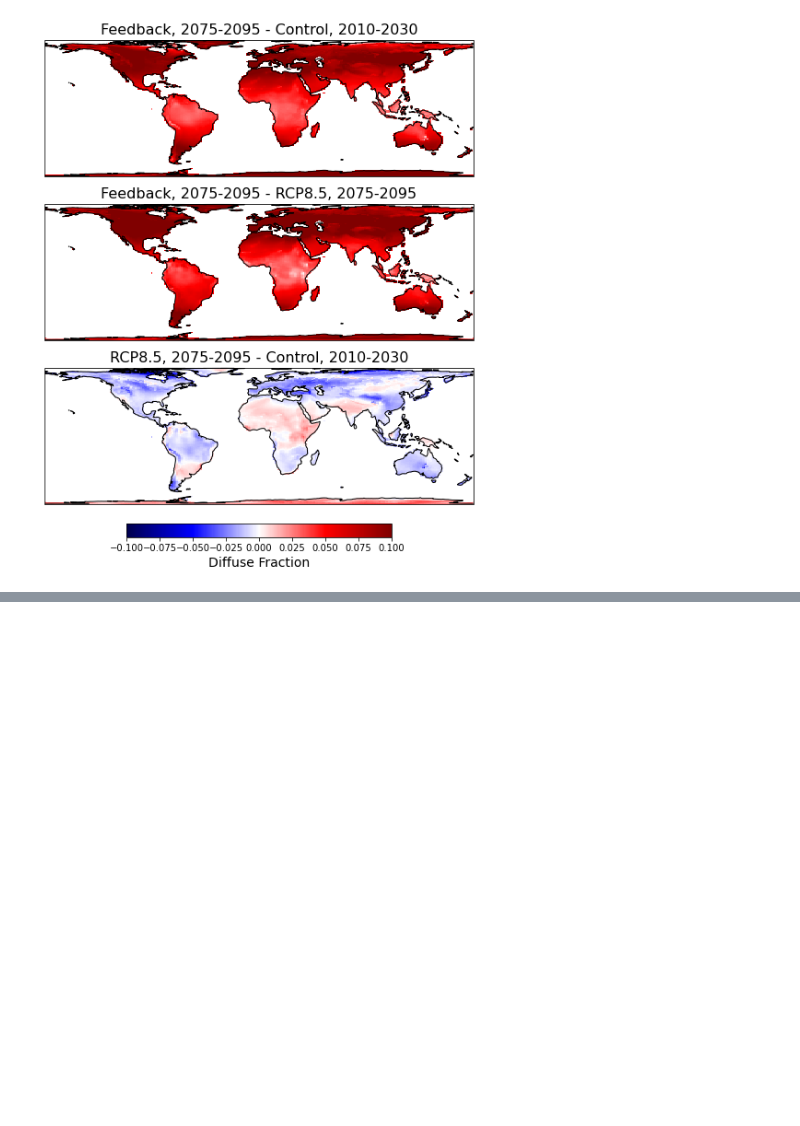
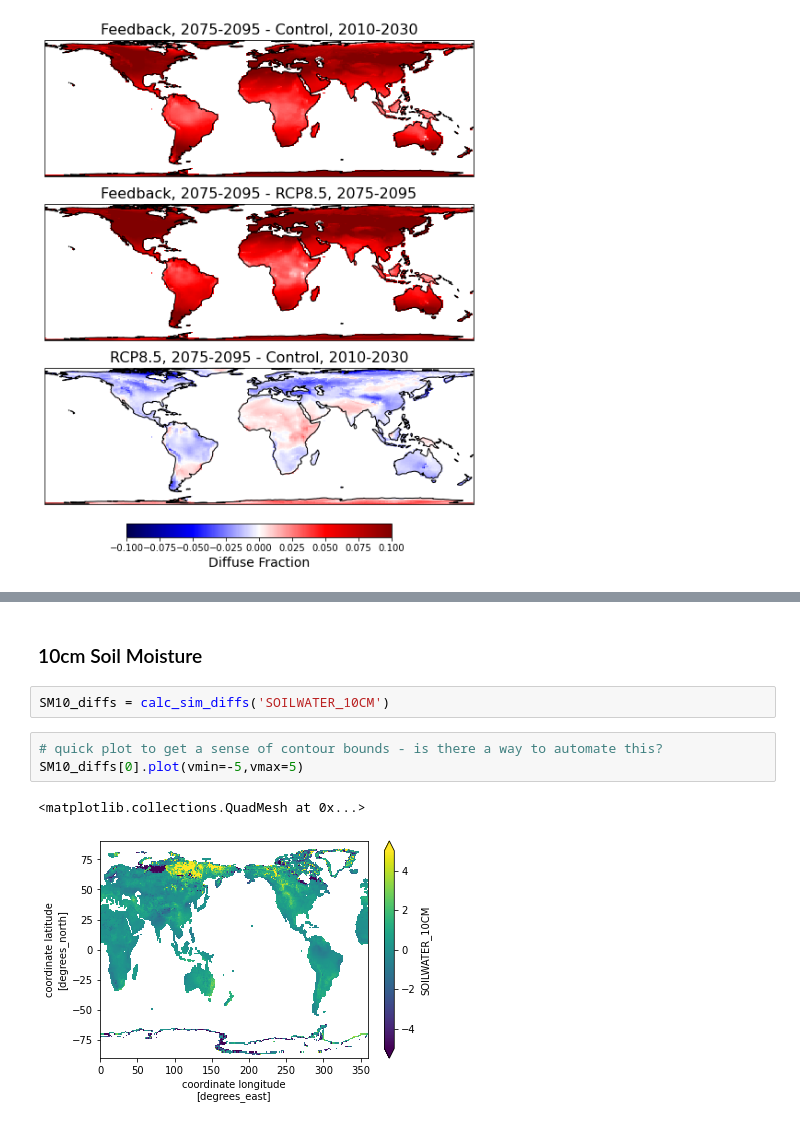
Before and after one commit to katiedagon/GLENS-Ecosystems, a Jupyter notebook: notebooks/landOutput.ipynb, the cells around one changed output, grey strips where cells are left out. Cells and saved outputs as stored; diff of their text form; blank space fills up the shorter version.

```diff
--- a/notebooks/landOutput.ipynb
+++ b/notebooks/landOutput.ipynb
@@ -432,0 +392,10 @@ cb1.ax.set_xlabel('Diffuse Fraction', fontsize=14);
+# %% [markdown]
+### 10cm Soil Moisture
+# %%
+SM10_diffs = calc_sim_diffs('SOILWATER_10CM')
+# %%
+# quick plot to get a sense of contour bounds - is there a way to automate this?
+SM10_diffs[0].plot(vmin=-5,vmax=5)
+# %% [output]
+<matplotlib.collections.QuadMesh at 0x...>
+[figure, added]
```
Also changed, not shown: parts of 30 cells of this notebook, 12 other files.
